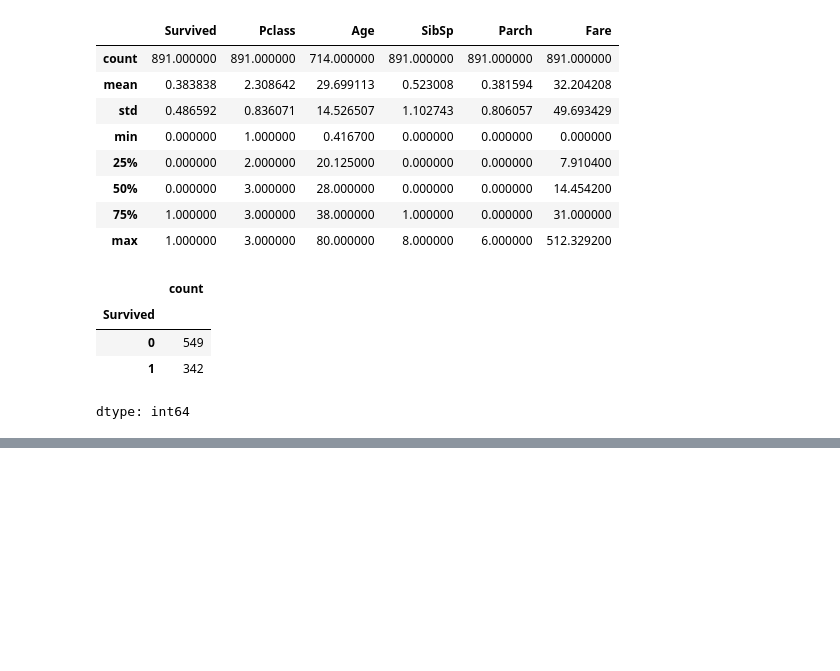
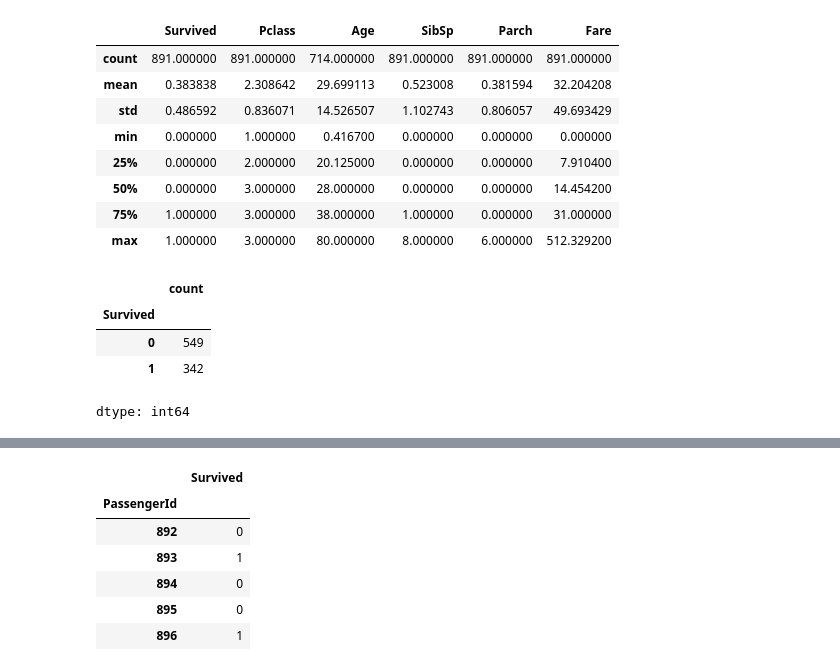
Before and after one commit to nanaagyei/hands-on-ml, a Jupyter notebook: Chapter3_exercise.ipynb, the cells around one changed output, grey strips where cells are left out. Saved outputs shown, nothing was run; the diff lists cells and outputs as text; code cells hidden in the pictures; blank space fills up the shorter version.

```diff
--- a/Chapter3_exercise.ipynb
+++ b/Chapter3_exercise.ipynb
@@ -200,0 +336,10 @@ dtype: int64
+# %%
+final_submission.head()
+# %% [output]
+|  | Survived |
+| PassengerId |  |
+| 892 | 0 |
+| 893 | 1 |
+| 894 | 0 |
+| 895 | 0 |
+| 896 | 1 |
```
Also changed, not shown: parts of 30 cells of this notebook.
